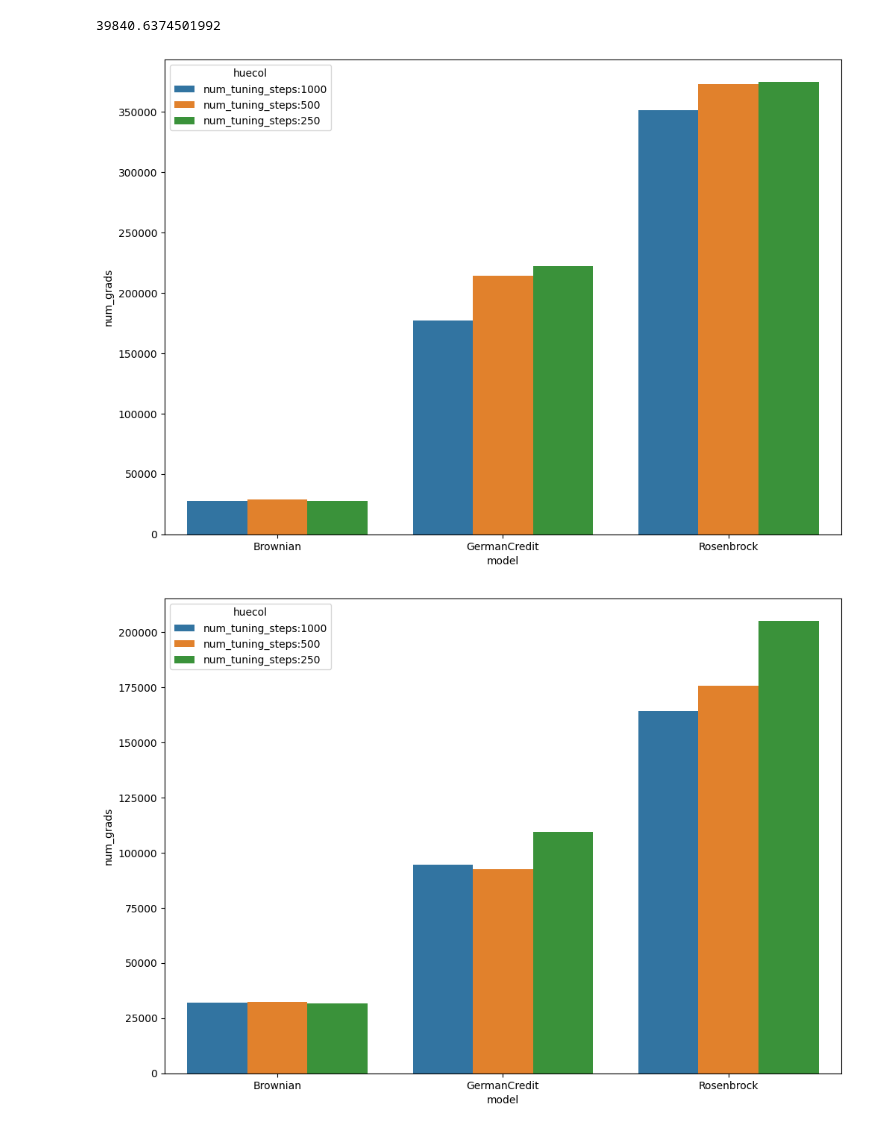
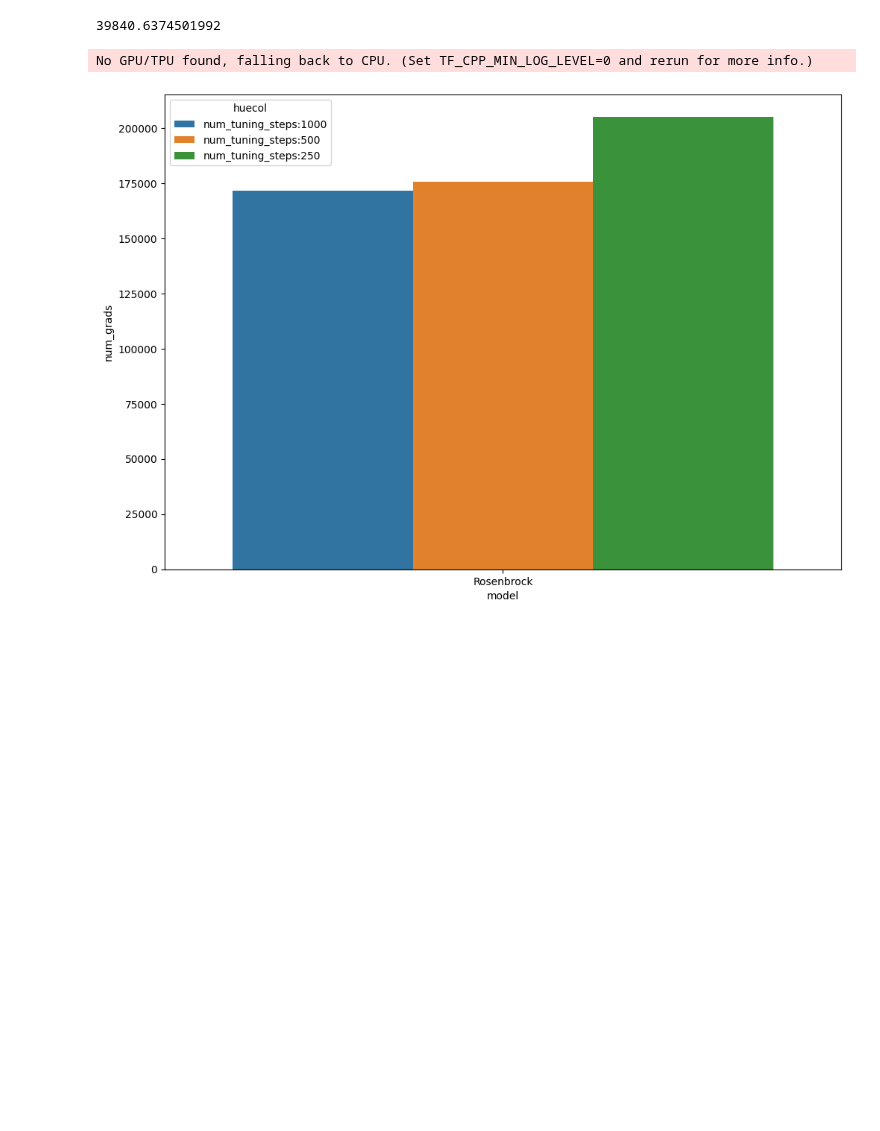
Before and after one commit to JakobRobnik/MicroCanonicalHMC, a Jupyter notebook: adjusted/results_recent.ipynb, the cells around one changed output. Saved outputs shown, nothing was run; the diff lists cells and outputs as text; code cells hidden in the pictures; blank space fills up the shorter version.

```diff
--- a/adjusted/results_recent.ipynb
+++ b/adjusted/results_recent.ipynb
@@ -680,9 +680,9 @@ def load_results_all(model,key_index=27, preconditioning=False):
     nongrid_results = pd.concat([pd.read_csv(os.path.join("..",folder,f"nongridresults{model.name}{model.ndims}{key_index}.csv")) for model in models])
     # fastgrid_results = pd.concat([pd.read_csv(os.path.join("..",folder,f"fastgridresults{model.name}{model.ndims}{fastgridkeyindex}.csv")) for model in models])
 
-    extra_nuts_results = pd.concat([pd.read_csv(os.path.join("..",folder,f"nongridresults{model.name}{model.ndims}{nuts_index}.csv")) for model in models])
+    # extra_nuts_results = pd.concat([pd.read_csv(os.path.join("..",folder,f"nongridresults{model.name}{model.ndims}{nuts_index}.csv")) for model in models])
 
-    results = pd.concat([nongrid_results,extra_nuts_results], ignore_index=True)
+    results = pd.concat([nongrid_results,], ignore_index=True)
     # display(results)
 
     results = results[
@@ -733,12 +733,12 @@ def load_results_all(model,key_index=27, preconditioning=False):
     # plt.show()
     display(results, exclude=None)
 
-model = GermanCredit()
+model = Rosenbrock()
         # Brownian(),
         # GermanCredit(),
         # Funnel(),
         # ItemResponseTheory(),
         # Rosenbrock(),
 # load_results_all(model=model,key_index=34, preconditioning=False)
-load_results_all(model=model,key_index=36, preconditioning=True)
+load_results_all(model=model,key_index=50, preconditioning=True)
 # %% [output]
@@ -791,13 +775,13 @@ def load_results_all(model,key_index=27, preconditioning=False):
     models = [
 
         # Gaussian(10),
-        Brownian(),
-        GermanCredit(),
+        # Brownian(),
+        # GermanCredit(),
         # Funnel(),
         # ItemResponseTheory(),
         # StochasticVolatility(),
-        Rosenbrock(),
-        # model,
+        # Rosenbrock(),
+        model,
     ]
 
     folder = 'results'
@@ -837,37 +821,37 @@ def load_results_all(model,key_index=27, preconditioning=False):
 
     results['integrator_calls'] = results['integrator'].apply(lambda x: 1 if x == 'velocity_verlet' else 2)
 
     results['num_grads'] = 100/results['ESS']
 
     results['num_tuning_grads'] =  (results['num_tuning_steps']*1.5* (results['L']/results['step_size'])*results['integrator_calls'])
 
     results['total_num_grads'] = results['num_grads'] + results['num_tuning_grads']
     # results['num_grads_total'] = 100/results['ESS'] +
 
     results["huecol"] = "num_tuning_steps:" + results["num_tuning_steps"].apply(str)
 
     # sns.barplot(data=results, x="integrator", y="total_num_grads", hue="huecol")
     # sns.barplot(data=results, x="integrator", y="num_grads", hue="huecol")
     sns.barplot(data=results, x="model", y="num_grads", hue="huecol")
     # sns.barplot(data=results, x="integrator", y="ESS", hue="huecol")
     plt.show()
     # sns.barplot(data=results, x="integrator", y="L", hue="huecol")
     # plt.show()
     # sns.barplot(data=results, x="integrator", y="step_size", hue="huecol")
     # plt.show()
     # display(results)
 
 model = Rosenbrock()
         # Brownian(),
         # GermanCredit(),
         # Funnel(),
         # ItemResponseTheory(),
         # Rosenbrock(),
-load_results_all(model=model,key_index=28, preconditioning=False)
-load_results_all(model=model,key_index=28, preconditioning=True)
+# load_results_all(model=model,key_index=50, preconditioning=False)
+load_results_all(model=model,key_index=50, preconditioning=True)
 # %% [output]
+No GPU/TPU found, falling back to CPU. (Set TF_CPP_MIN_LOG_LEVEL=0 and rerun for more info.)
-[figure, old version]
+[figure, new version]
-[figure, removed]
 # %%
 
 import sys
```
Also changed, not shown: parts of 4 cells of this notebook, 5 other files.
